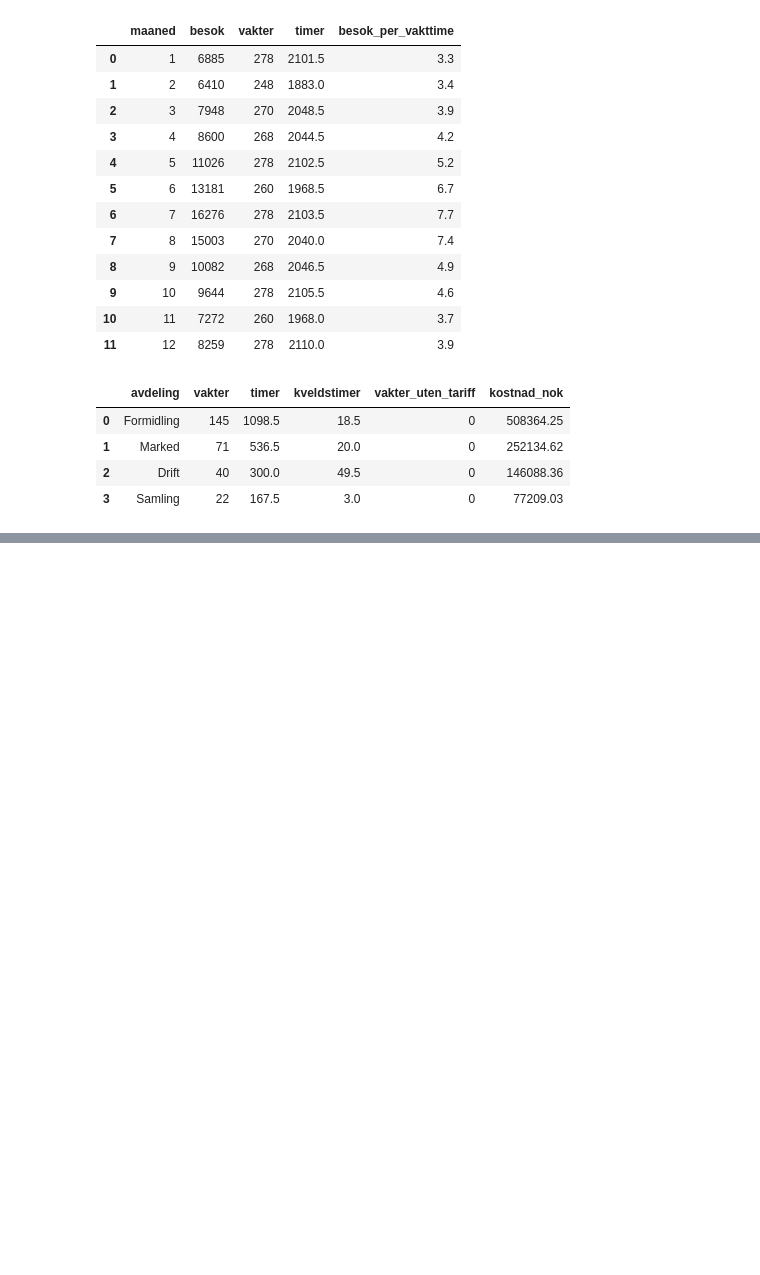
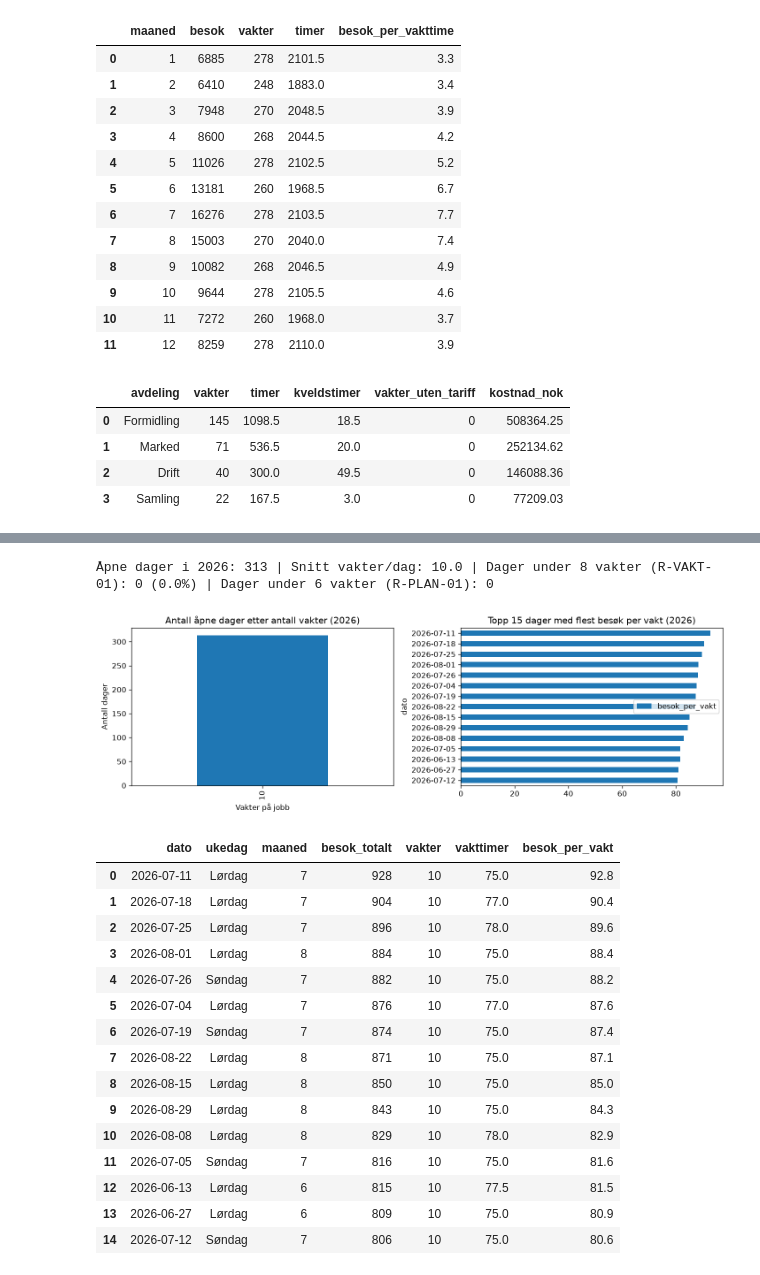
Before and after one commit to Luaze1985/Kunstpixel, a Jupyter notebook: notebooks/utforsk.ipynb, the cells around one changed output, grey strips where cells are left out. Cells and saved outputs as stored; diff of their text form; code cells hidden in the pictures; blank space fills up the shorter version.

```diff
--- a/notebooks/utforsk.ipynb
+++ b/notebooks/utforsk.ipynb
@@ -71,0 +76,51 @@ df_kost
+# %%
+import matplotlib.pyplot as plt
+# G7: Koble dagsbesøk og antall vakter per åpen dag i 2026
+df_g7 = sql("""
+select d.dato, d.ukedag_navn as ukedag, d.maaned, d.besok_totalt,
+       coalesce(v.vakter, 0) as vakter,
+       coalesce(v.timer, 0) as vakttimer,
+       round(1.0 * d.besok_totalt / nullif(v.vakter, 0), 1) as besok_per_vakt
+from dagsbesok d
+left join (
+    select dato, count(*) as vakter, sum(timer) as timer
+    from hr_vakter where aar = '2026' group by dato
+) v using (dato)
+where d.aar = 2026 and d.er_aapent = 1
+order by besok_per_vakt desc
+""")
+
+print(f"Åpne dager i 2026: {len(df_g7)} | Snitt vakter/dag: {df_g7['vakter'].mean():.1f} | "
+      f"Dager under 8 vakter (R-VAKT-01): {(df_g7['vakter'] < 8).sum()} ({(df_g7['vakter'] < 8).mean()*100:.1f}%) | "
+      f"Dager under 6 vakter (R-PLAN-01): {(df_g7['vakter'] < 6).sum()}")
+
+fig, axes = plt.subplots(1, 2, figsize=(12, 4))
+df_g7['vakter'].value_counts().sort_index().plot(kind='bar', ax=axes[0], title='Antall åpne dager etter antall vakter (2026)')
+axes[0].axvline(x=1.5, color='red', linestyle='--', label='Terskel 8 vakter (R-VAKT-01)')
+axes[0].set_xlabel('Vakter på jobb')
+axes[0].set_ylabel('Antall dager')
+
+df_g7.head(15).plot(x='dato', y='besok_per_vakt', kind='barh', ax=axes[1], title='Topp 15 dager med flest besøk per vakt (2026)')
+axes[1].invert_yaxis()
+plt.tight_layout()
+
+df_g7.head(15)
+# %% [output]
+Åpne dager i 2026: 313 | Snitt vakter/dag: 10.0 | Dager under 8 vakter (R-VAKT-01): 0 (0.0%) | Dager under 6 vakter (R-PLAN-01): 0
+[figure, added]
+|  | dato | ukedag | maaned | besok_totalt | vakter | vakttimer | besok_per_vakt |
+| 0 | 2026-07-11 | Lørdag | 7 | 928 | 10 | 75.0 | 92.8 |
+| 1 | 2026-07-18 | Lørdag | 7 | 904 | 10 | 77.0 | 90.4 |
+| 2 | 2026-07-25 | Lørdag | 7 | 896 | 10 | 78.0 | 89.6 |
+| 3 | 2026-08-01 | Lørdag | 8 | 884 | 10 | 75.0 | 88.4 |
+| 4 | 2026-07-26 | Søndag | 7 | 882 | 10 | 75.0 | 88.2 |
+| 5 | 2026-07-04 | Lørdag | 7 | 876 | 10 | 77.0 | 87.6 |
+| 6 | 2026-07-19 | Søndag | 7 | 874 | 10 | 75.0 | 87.4 |
+| 7 | 2026-08-22 | Lørdag | 8 | 871 | 10 | 75.0 | 87.1 |
+| 8 | 2026-08-15 | Lørdag | 8 | 850 | 10 | 75.0 | 85.0 |
+| 9 | 2026-08-29 | Lørdag | 8 | 843 | 10 | 75.0 | 84.3 |
+| 10 | 2026-08-08 | Lørdag | 8 | 829 | 10 | 78.0 | 82.9 |
+| 11 | 2026-07-05 | Søndag | 7 | 816 | 10 | 75.0 | 81.6 |
+| 12 | 2026-06-13 | Lørdag | 6 | 815 | 10 | 77.5 | 81.5 |
+| 13 | 2026-06-27 | Lørdag | 6 | 809 | 10 | 75.0 | 80.9 |
+| 14 | 2026-07-12 | Søndag | 7 | 806 | 10 | 75.0 | 80.6 |
```
Also changed, not shown: parts of 1 cell of this notebook.
